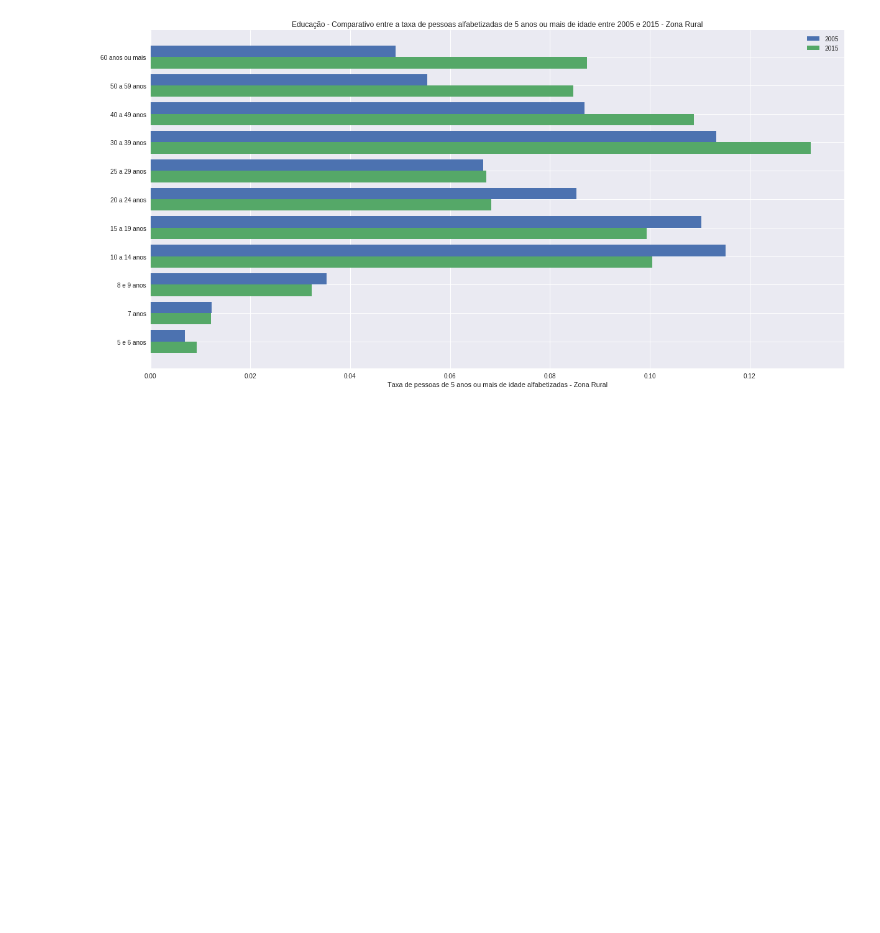
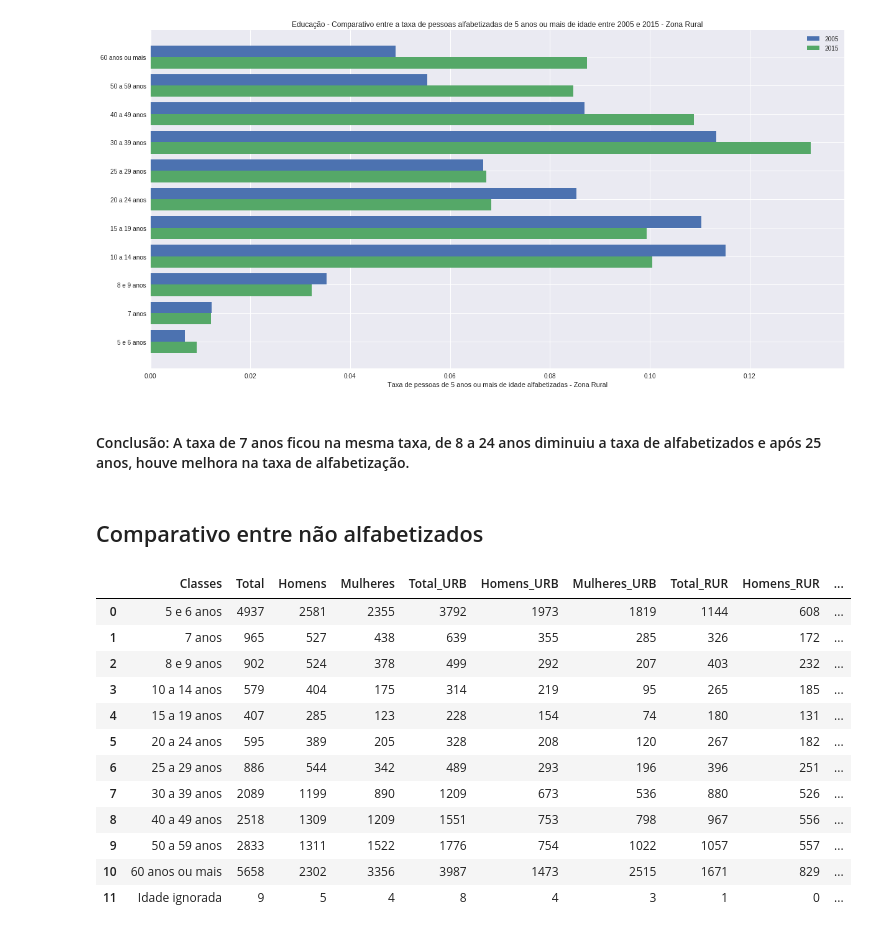
Before and after one commit to tentativafc/fiap, a Jupyter notebook: estatistica/trabalho1/Dados Educacao e Trabalho.ipynb, the cells around one changed output. Cells and saved outputs as stored; diff of their text form; code cells hidden in the pictures; blank space fills up the shorter version.

```diff
--- a/estatistica/trabalho1/Dados Educacao e Trabalho.ipynb
+++ b/estatistica/trabalho1/Dados Educacao e Trabalho.ipynb
@@ -207,0 +206,21 @@ plt.show()
+# %% [markdown]
+#### Conclusão: A taxa de 7 anos ficou na mesma taxa, de 8 a 24 anos diminuiu a taxa de alfabetizados e após 25 anos, houve melhora na taxa de alfabetização.
+# %% [markdown]
+## Comparativo entre não alfabetizados
+# %%
+df_nao_alfabetizados_2005_df = pd.read_csv('dados_educacao_nao_alfabetizadas_2005.csv', sep=';')
+df_nao_alfabetizados_2005_df.head(100)
+# %% [output]
+|  | Classes | Total | Homens | Mulheres | Total_URB | Homens_URB | Mulheres_URB | Total_RUR | Homens_RUR | ... |
+| 0 | 5 e 6 anos | 4937 | 2581 | 2355 | 3792 | 1973 | 1819 | 1144 | 608 | ... |
+| 1 | 7 anos | 965 | 527 | 438 | 639 | 355 | 285 | 326 | 172 | ... |
+| 2 | 8 e 9 anos | 902 | 524 | 378 | 499 | 292 | 207 | 403 | 232 | ... |
+| 3 | 10 a 14 anos | 579 | 404 | 175 | 314 | 219 | 95 | 265 | 185 | ... |
+| 4 | 15 a 19 anos | 407 | 285 | 123 | 228 | 154 | 74 | 180 | 131 | ... |
+| 5 | 20 a 24 anos | 595 | 389 | 205 | 328 | 208 | 120 | 267 | 182 | ... |
+| 6 | 25 a 29 anos | 886 | 544 | 342 | 489 | 293 | 196 | 396 | 251 | ... |
+| 7 | 30 a 39 anos | 2089 | 1199 | 890 | 1209 | 673 | 536 | 880 | 526 | ... |
+| 8 | 40 a 49 anos | 2518 | 1309 | 1209 | 1551 | 753 | 798 | 967 | 556 | ... |
+| 9 | 50 a 59 anos | 2833 | 1311 | 1522 | 1776 | 754 | 1022 | 1057 | 557 | ... |
+| 10 | 60 anos ou mais | 5658 | 2302 | 3356 | 3987 | 1473 | 2515 | 1671 | 829 | ... |
+| 11 | Idade ignorada | 9 | 5 | 4 | 8 | 4 | 3 | 1 | 0 | ... |
```
Also changed, not shown: parts of 4 cells of this notebook, 1 other file.
